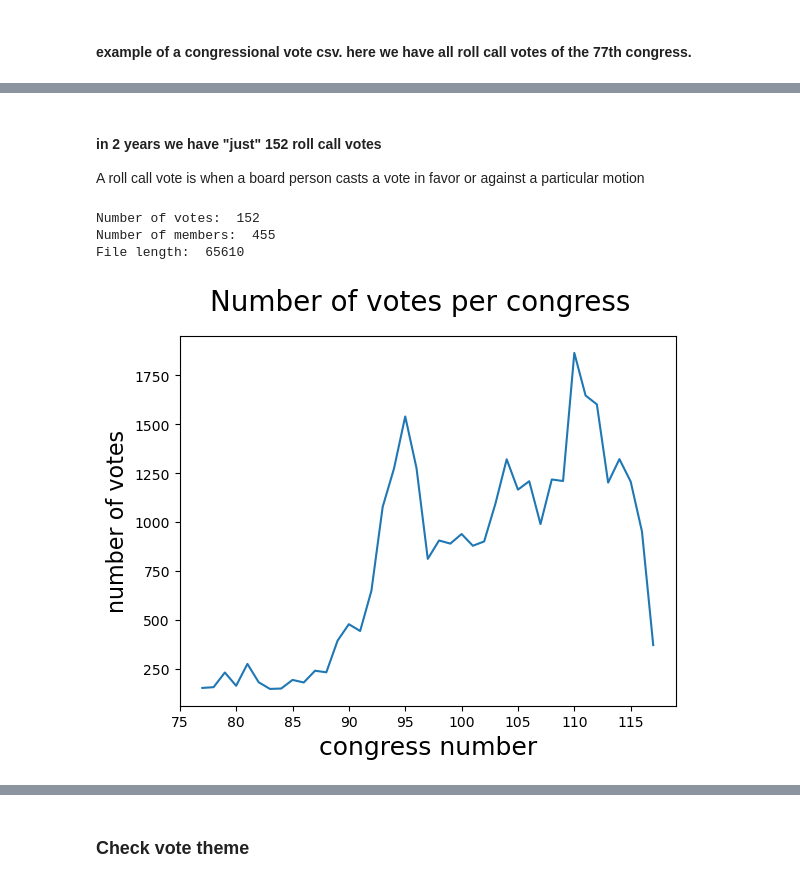
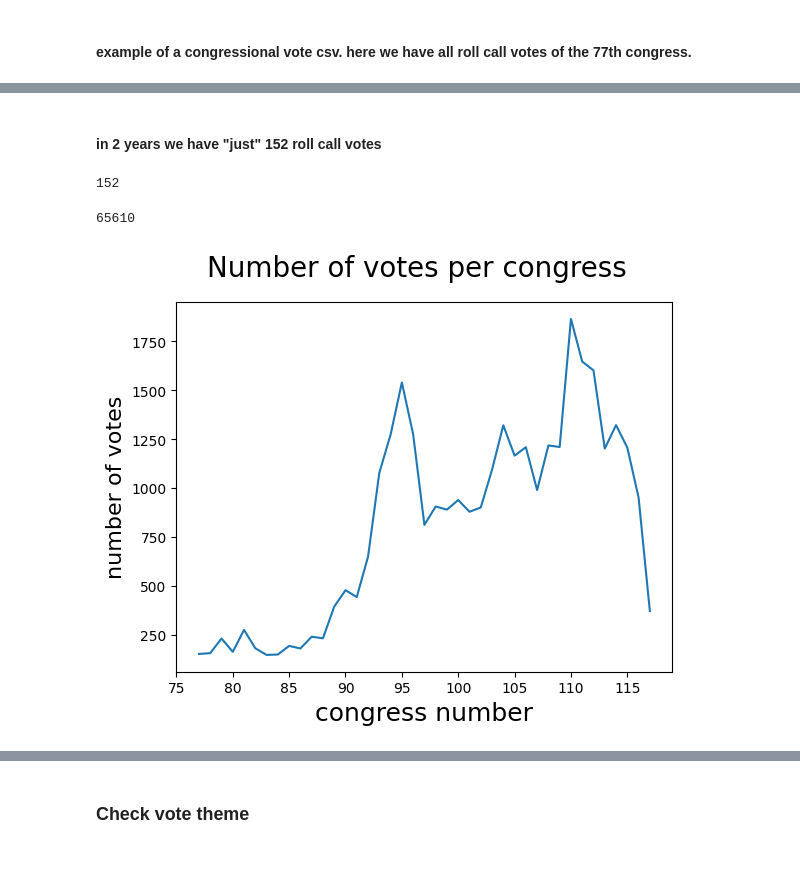
Before and after one commit to LeonardoAgasso/USA_Congress_SigNet, a Jupyter notebook: notebooks/create_edgelist.ipynb, the cells around one changed output, grey strips where cells are left out. Drawn from its saved outputs; the diff is of its cells as text; code cells hidden in the pictures.

```diff
--- a/notebooks/create_edgelist.ipynb
+++ b/notebooks/create_edgelist.ipynb
@@ -59,15 +55,33 @@ congress_77.head(3)
 # %% [markdown]
 #### in 2 years we have "just" 152 roll call votes
-A roll call vote is when a board person casts a vote in favor or against a particular motion
 # %%
-print('Number of votes: ', len(set(congress_77['id'])))
-print('Number of members: ', len(set(congress_77['name'])))
-print('File length: ', len(congress_77))
+len(set(congress_77['id']))
 # %% [output]
-Number of votes:  152
-Number of members:  455
-File length:  65610
+152
+# %%
+len(congress_77)
+# %% [output]
+65610
 # %%
-plot_votes = plot_votes_per_congress()
+def plot_votes_per_congress(path='data/download_votes_merged/*'):
+    res = {}
+    for csv in tqdm(glob.glob(path)):
+        if '.csv' in csv:
+            congress = int(os.path.basename(csv).replace('congress_','').replace('.csv',''))
+            res[congress] = len(set(pd.read_csv(csv)['id']))
+
+    sort_ = sorted(res.items())
+    x, y = zip(*sort_)
+
+    plt.plot(x, y)
+
+    plt.suptitle('Number of votes per congress', fontsize=20)
+    plt.xlabel('congress number', fontsize=18)
+    plt.ylabel('number of votes', fontsize=16)
+
+    plt.show()
+
+    return res
+res = plot_votes_per_congress()
 # %% [output]
-[figure, old version]
+[figure, new version]
```
Also changed, not shown: parts of 43 cells of this notebook, 4 other files.
